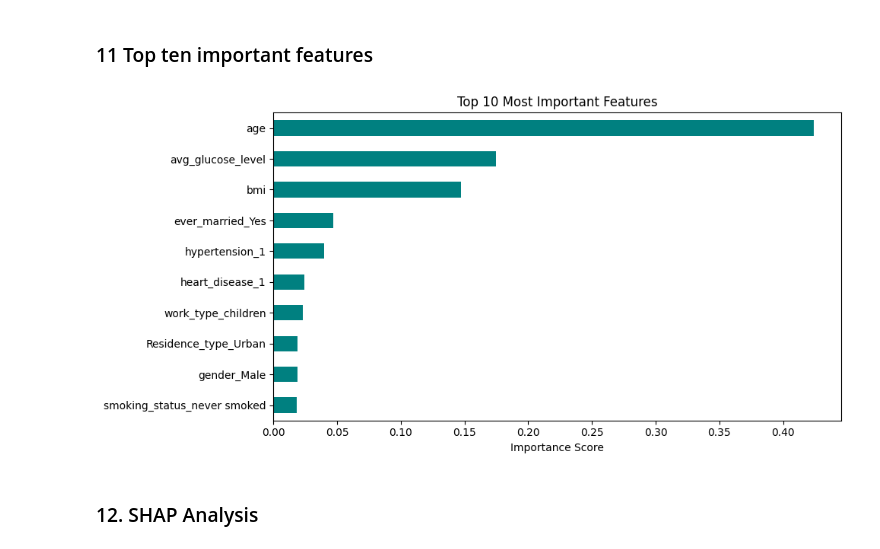
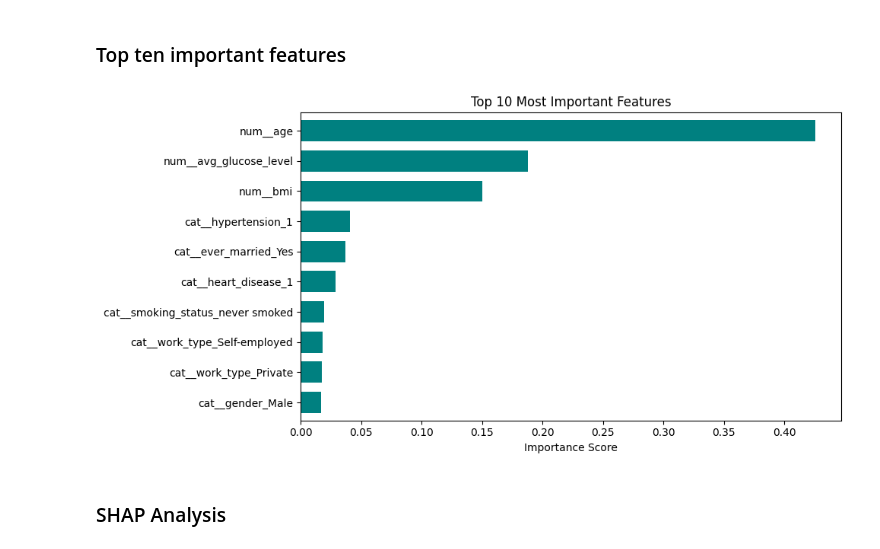
Before and after one commit to adnt01/stroke_factors_analysis, a Jupyter notebook: notebooks/random_forest_classification.ipynb, the cells around one changed output. Saved outputs shown, nothing was run; the diff lists cells and outputs as text; code cells hidden in the pictures.

```diff
--- a/notebooks/random_forest_classification.ipynb
+++ b/notebooks/random_forest_classification.ipynb
@@ -61,9 +62,15 @@ full_pipeline = Pipeline(steps=[
 # %%
 # GridSearch setup
 param_grid = {
-    'classifier__n_estimators': [100, 200],
-    'classifier__max_depth': [10, 20],
-    'classifier__class_weight': ['balanced', 'balanced_subsample']
+    'classifier__n_estimators': [500, 1000],
+    'classifier__max_depth': [None, 10],
+    'classifier__min_samples_leaf': [1, 5],
+    'classifier__min_samples_split': [10, 20],
+    'classifier__class_weight':
+            ['balanced',
+            {0:1, 1:10},
+            {0:1, 1:20}
+    ]
 }
 
 X_train, X_test, y_train, y_test = train_test_split(X, y, test_size=0.2, stratify=y, random_state=42)
@@ -72,8 +79,9 @@ grid_search = GridSearchCV(
     full_pipeline,
     param_grid,
     cv=StratifiedKFold(5),
-    scoring=make_scorer(fbeta_score, beta=2),
-    n_jobs=-1
+    scoring="average_precision",
+    n_jobs=-1,
+    verbose=2
 )
 grid_search
 # %% [output]
@@ -226,27 +273,23 @@ plt.show()
 # %% [markdown]
-### 11 Top ten important features
+### Top ten important features
 # %%
 plt.figure(figsize=(10, 5))
-
-# Extracting feature names after One-Hot Encoding
-cat_feature_names = best_model.named_steps['preprocessor'].transformers_[1][1]\
-                   .named_steps['onehot'].get_feature_names_out(categorical_cols)
-all_feature_names = np.concatenate([numerical_cols, cat_feature_names])
-
+# Extracting feature names
+all_feature_names = best_model.named_steps["preprocessor"].get_feature_names_out()
 # Get Importance from the classifier inside the pipeline
 importances = best_model.named_steps['classifier'].feature_importances_
 feat_imp = pd.Series(importances, index=all_feature_names).nlargest(10)
 
-feat_imp.sort_values().plot(kind='barh', color='teal')
+feat_imp.sort_values().plot(kind='barh', color='teal', width=0.7)
 plt.title('Top 10 Most Important Features')
 plt.xlabel('Importance Score')
-plt.savefig(f"images/top_10_most_important_features.png", bbox_inches="tight")
+plt.savefig(f"images/RandomForest_top_10_most_important_features.png", bbox_inches="tight")
 plt.tight_layout()
 plt.show()
 # %% [output]
-[figure, old version]
+[figure, new version]
 # %% [markdown]
-### 12. SHAP Analysis
+### SHAP Analysis
 # %%
 import shap
 import numpy as np
```
Also changed, not shown: parts of 33 cells of this notebook, 33 other files.
